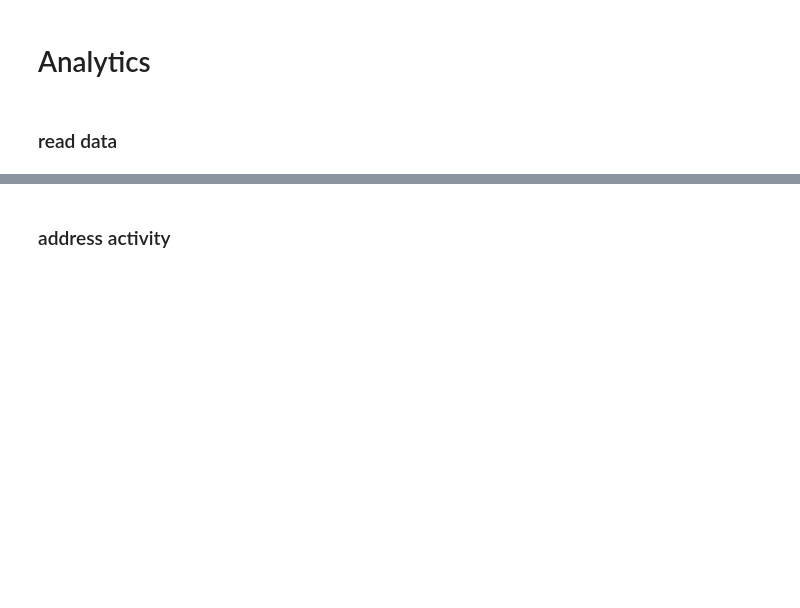
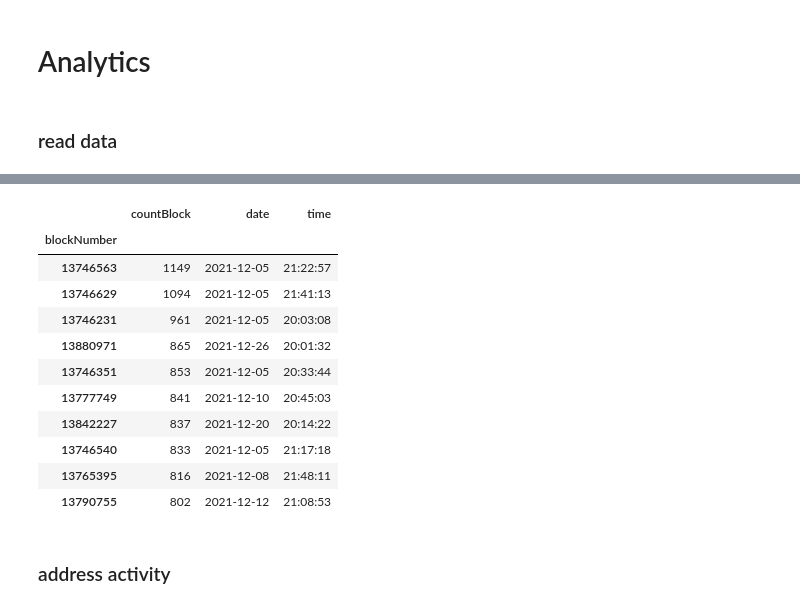
Before and after one commit to mello9999/etherBot, a Jupyter notebook: src/analytics/transform.ipynb, the cells around one changed output, grey strips where cells are left out. Drawn from its saved outputs; the diff is of its cells as text; code cells hidden in the pictures; blank space fills up the shorter version.

```diff
--- a/src/analytics/transform.ipynb
+++ b/src/analytics/transform.ipynb
@@ -892,3 +892,6 @@ addressData = pd.read_csv('C:/senior_project/data/data/new/final/last/addressDat
 valueData = pd.read_csv('C:/senior_project/data/data/new/final/last/valueData.csv')
 # feeData
 feeData = pd.read_csv('C:/senior_project/data/data/new/final/last/feeData.csv')
+# %%
+data_date = blockNumber_data[['blockNumber', 'date' ,'time']].copy()
+data_date.sample(5)
@@ -894,0 +907,4 @@ feeData = pd.read_csv('C:/senior_project/data/data/new/final/last/feeData.csv')
+# %%
+countBlocks = pd.crosstab(valueData.blockNumber , columns=['countBlock']).sort_values(by='countBlock',ascending=False)
+countBlocks = countBlocks['countBlock'].to_frame()
+countBlocks.head(10)
@@ -895,3 +924,19 @@ feeData = pd.read_csv('C:/senior_project/data/data/new/final/last/feeData.csv')
+# %%
+countBlocks_data = countBlocks.join(data_date.set_index('blockNumber'), on='blockNumber')
+countBlocks_data.head(10)
+# %% [output]
+|  | countBlock | date | time |
+| blockNumber |  |  |  |
+| 13746563 | 1149 | 2021-12-05 | 21:22:57 |
+| 13746629 | 1094 | 2021-12-05 | 21:41:13 |
+| 13746231 | 961 | 2021-12-05 | 20:03:08 |
+| 13880971 | 865 | 2021-12-26 | 20:01:32 |
+| 13746351 | 853 | 2021-12-05 | 20:33:44 |
+| 13777749 | 841 | 2021-12-10 | 20:45:03 |
+| 13842227 | 837 | 2021-12-20 | 20:14:22 |
+| 13746540 | 833 | 2021-12-05 | 21:17:18 |
+| 13765395 | 816 | 2021-12-08 | 21:48:11 |
+| 13790755 | 802 | 2021-12-12 | 21:08:53 |
 # %% [markdown]
 ### address activity
 # %%
```
Also changed, not shown: parts of 3 cells of this notebook.
